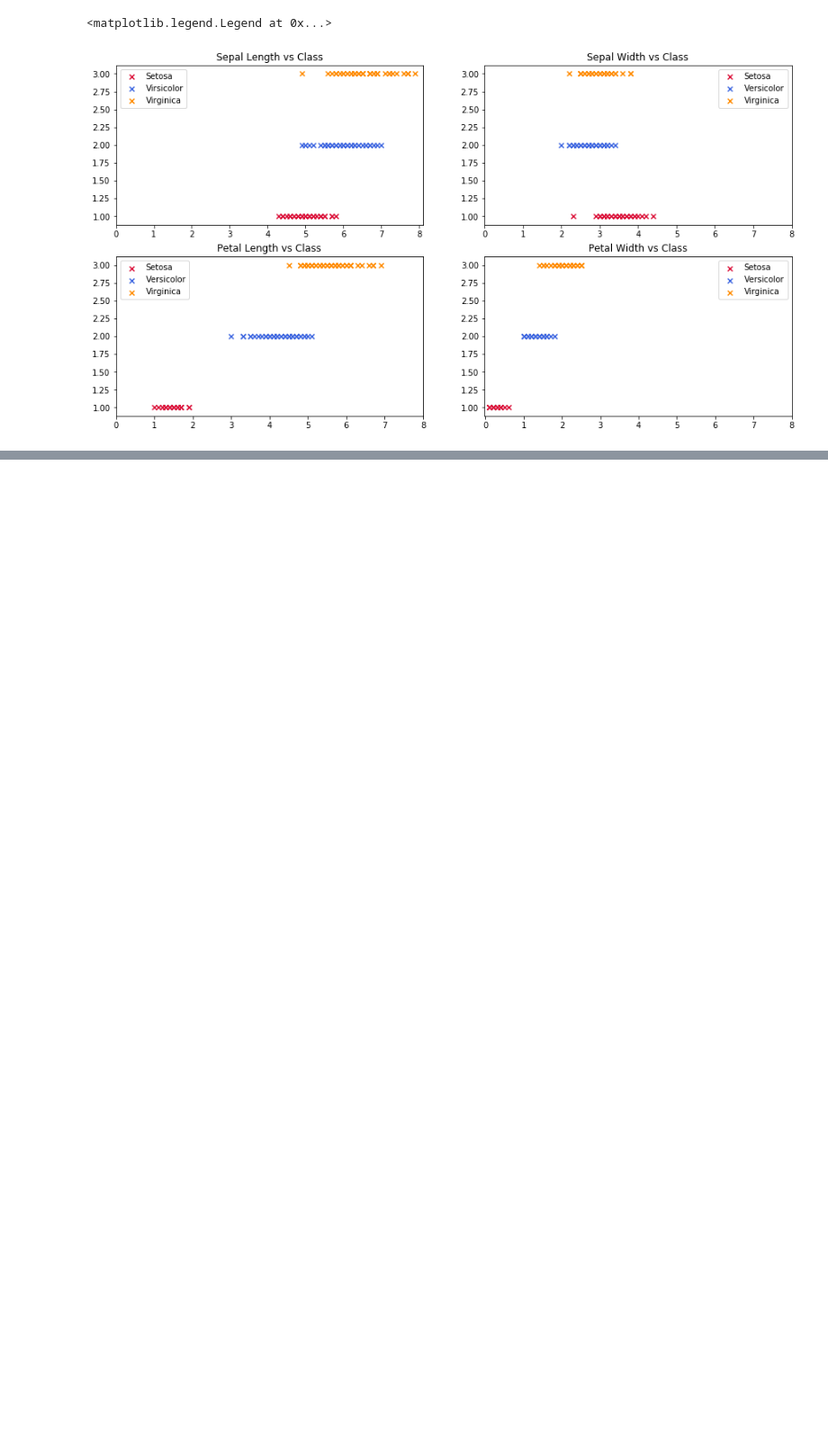
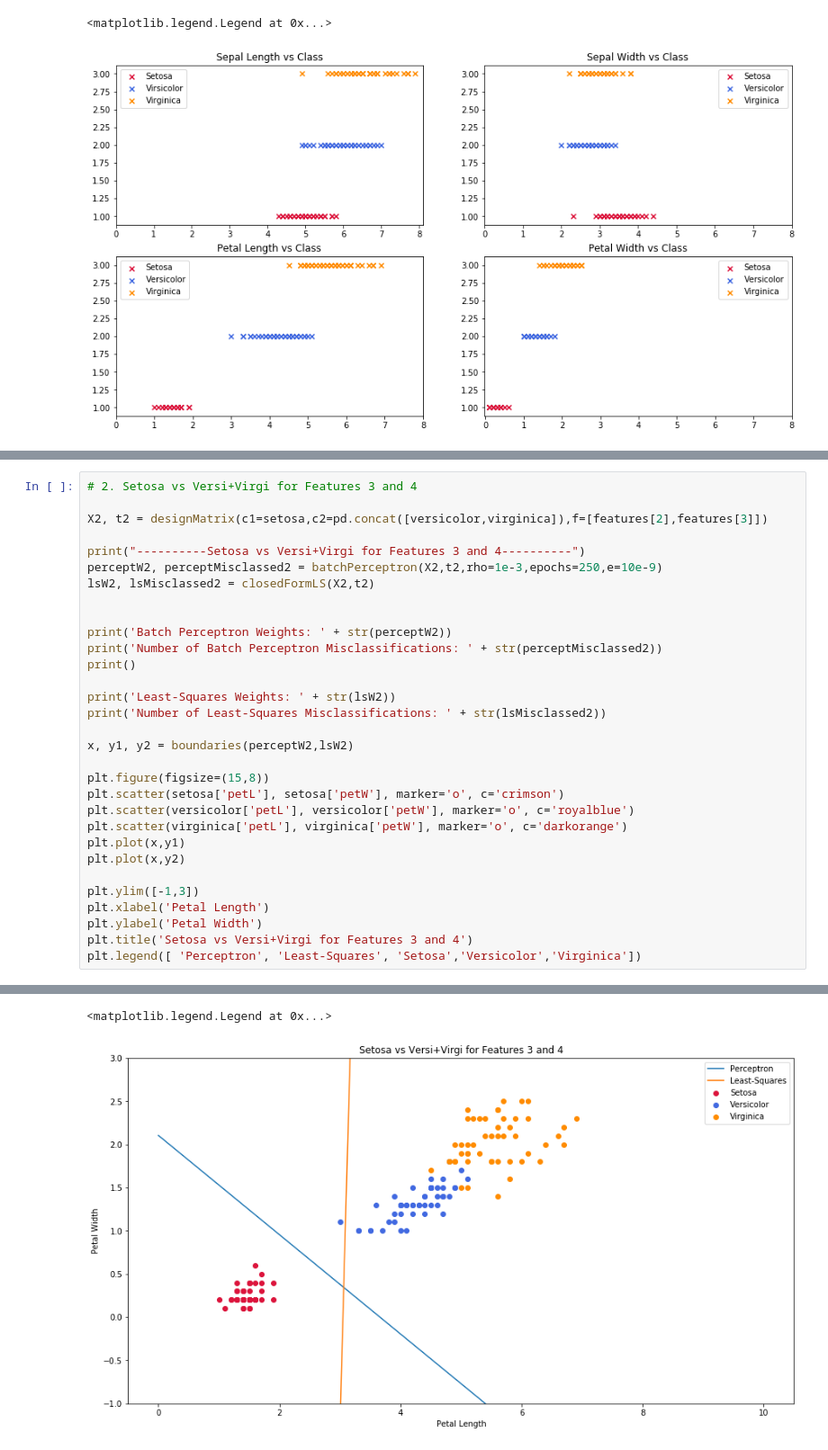
Before and after one commit to donpathirage/Least-Squares-Perceptron-and-Data-Analytics, a Jupyter notebook: Pathirage_Don_Proj1.ipynb, the cells around one changed output, grey strips where cells are left out. Shown at 90% size. Saved outputs shown, nothing was run; the diff lists cells and outputs as text; blank space fills up the shorter version.

```diff
--- a/Pathirage_Don_Proj1.ipynb
+++ b/Pathirage_Don_Proj1.ipynb
@@ -194,0 +278,32 @@ plt.legend(['Setosa','Versicolor','Virginica'])
+# %%
+# 2. Setosa vs Versi+Virgi for Features 3 and 4
+
+X2, t2 = designMatrix(c1=setosa,c2=pd.concat([versicolor,virginica]),f=[features[2],features[3]])
+
+print("----------Setosa vs Versi+Virgi for Features 3 and 4----------")
+perceptW2, perceptMisclassed2 = batchPerceptron(X2,t2,rho=1e-3,epochs=250,e=10e-9)
+lsW2, lsMisclassed2 = closedFormLS(X2,t2)
+
+
+print('Batch Perceptron Weights: ' + str(perceptW2))
+print('Number of Batch Perceptron Misclassifications: ' + str(perceptMisclassed2))
+print()
+
+print('Least-Squares Weights: ' + str(lsW2))
+print('Number of Least-Squares Misclassifications: ' + str(lsMisclassed2))
+
+x, y1, y2 = boundaries(perceptW2,lsW2)
+
+plt.figure(figsize=(15,8))
+plt.scatter(setosa['petL'], setosa['petW'], marker='o', c='crimson')
+plt.scatter(versicolor['petL'], versicolor['petW'], marker='o', c='royalblue')
+plt.scatter(virginica['petL'], virginica['petW'], marker='o', c='darkorange')
+plt.plot(x,y1)
+plt.plot(x,y2)
+
+plt.ylim([-1,3])
+plt.xlabel('Petal Length')
+plt.ylabel('Petal Width')
+plt.title('Setosa vs Versi+Virgi for Features 3 and 4')
+plt.legend([ 'Perceptron', 'Least-Squares', 'Setosa','Versicolor','Virginica'])
+# %% [output]
@@ -194,0 +321,2 @@ plt.legend(['Setosa','Versicolor','Virginica'])
+<matplotlib.legend.Legend at 0x...>
+[figure, added]
```
Also changed, not shown: parts of 13 cells of this notebook.
